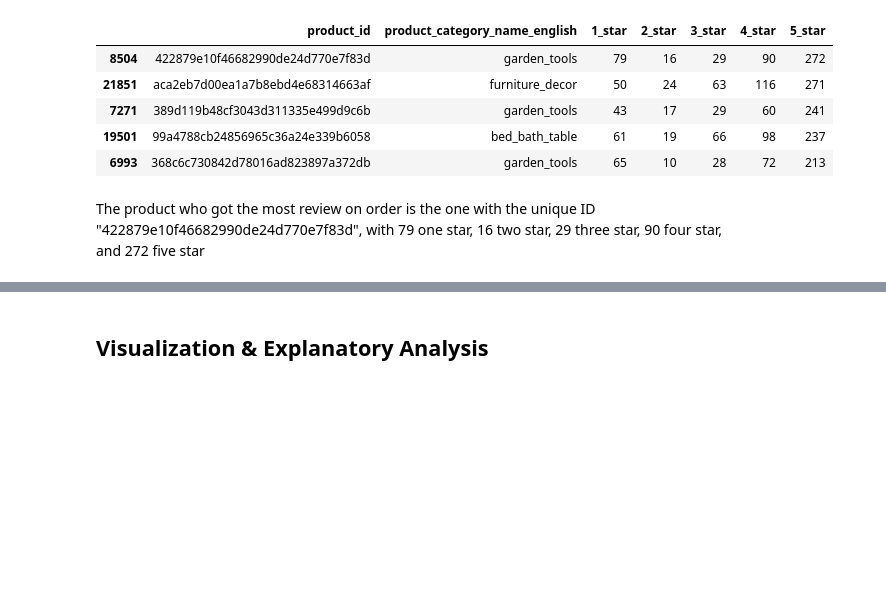
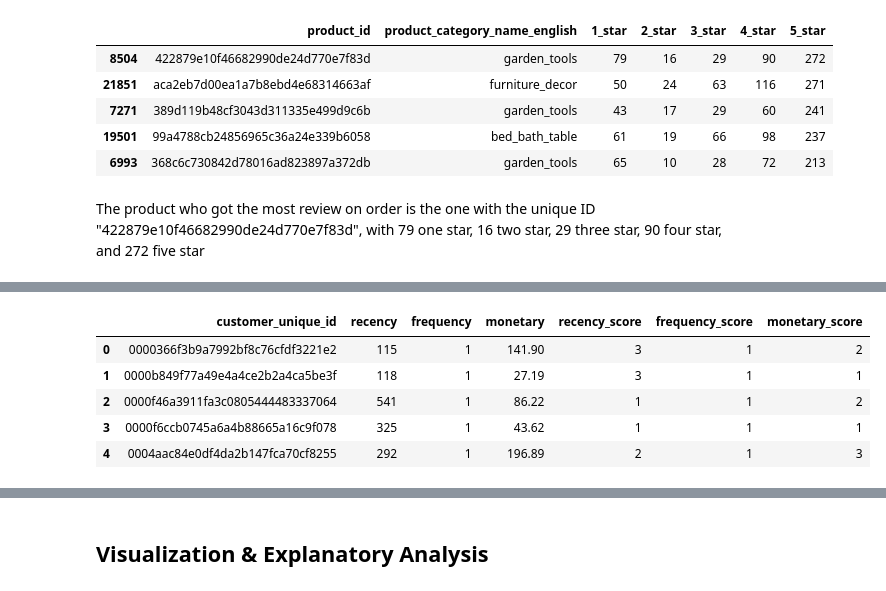
Before and after one commit to YehezkielSaragih/E-Commerce-Analysis, a Jupyter notebook: notebook.ipynb, the cells around one changed output, grey strips where cells are left out. Drawn from its saved outputs; the diff is of its cells as text; code cells hidden in the pictures; blank space fills up the shorter version.

```diff
--- a/notebook.ipynb
+++ b/notebook.ipynb
@@ -774,0 +798,17 @@ The product who got the most review on order is the one with the unique ID "4228
+# %%
+# Scoring into 3 rank
+# Lower recency is better (rank 3)
+rfm_df["recency_score"] = pd.qcut(rfm_df["recency"], 3, labels = range(3, 0, -1))
+# Higher frequency is better (rank 3)
+rfm_df["frequency_score"] = pd.qcut(rfm_df["frequency"].rank(method='first'), 3, labels = range(1, 4))
+# Higher monetary is better (rank 3)
+rfm_df["monetary_score"] = pd.qcut(rfm_df["monetary"], 3, labels = range(1, 4))
+# Print dataframe
+rfm_df.head()
+# %% [output]
+|  | customer_unique_id | recency | frequency | monetary | recency_score | frequency_score | monetary_score |
+| 0 | 0000366f3b9a7992bf8c76cfdf3221e2 | 115 | 1 | 141.90 | 3 | 1 | 2 |
+| 1 | 0000b849f77a49e4a4ce2b2a4ca5be3f | 118 | 1 | 27.19 | 3 | 1 | 1 |
+| 2 | 0000f46a3911fa3c0805444483337064 | 541 | 1 | 86.22 | 1 | 1 | 2 |
+| 3 | 0000f6ccb0745a6a4b88665a16c9f078 | 325 | 1 | 43.62 | 1 | 1 | 1 |
+| 4 | 0004aac84e0df4da2b147fca70cf8255 | 292 | 1 | 196.89 | 2 | 1 | 3 |
```
Also changed, not shown: parts of 12 cells of this notebook, 1 other file.
